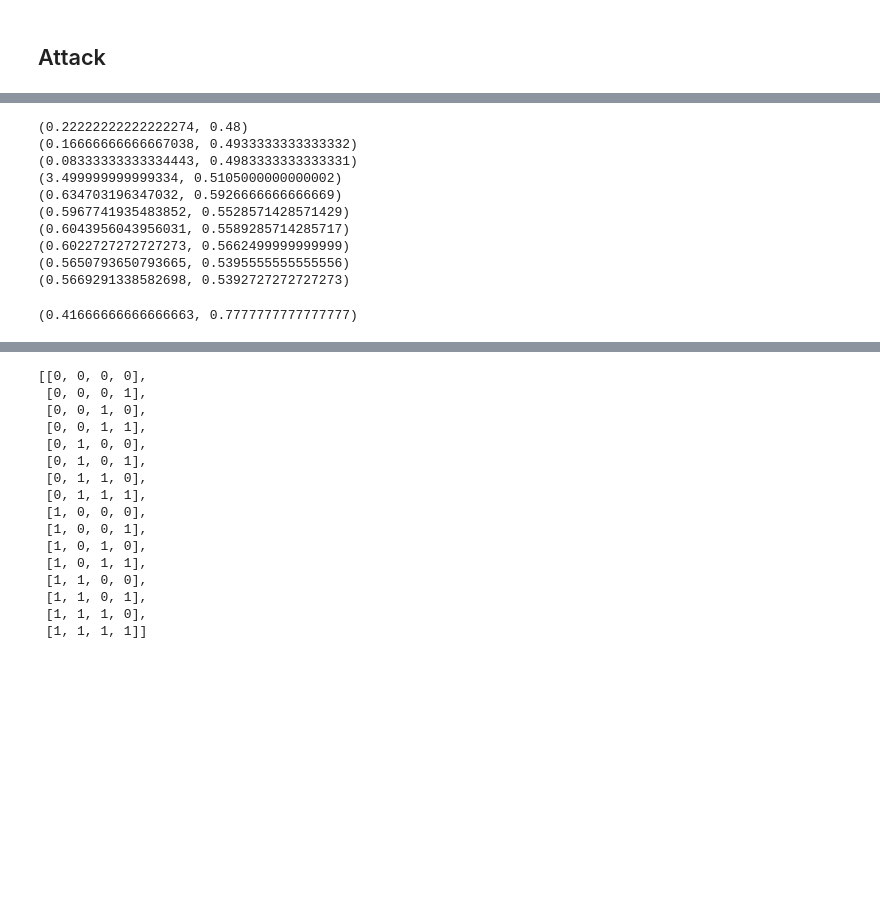
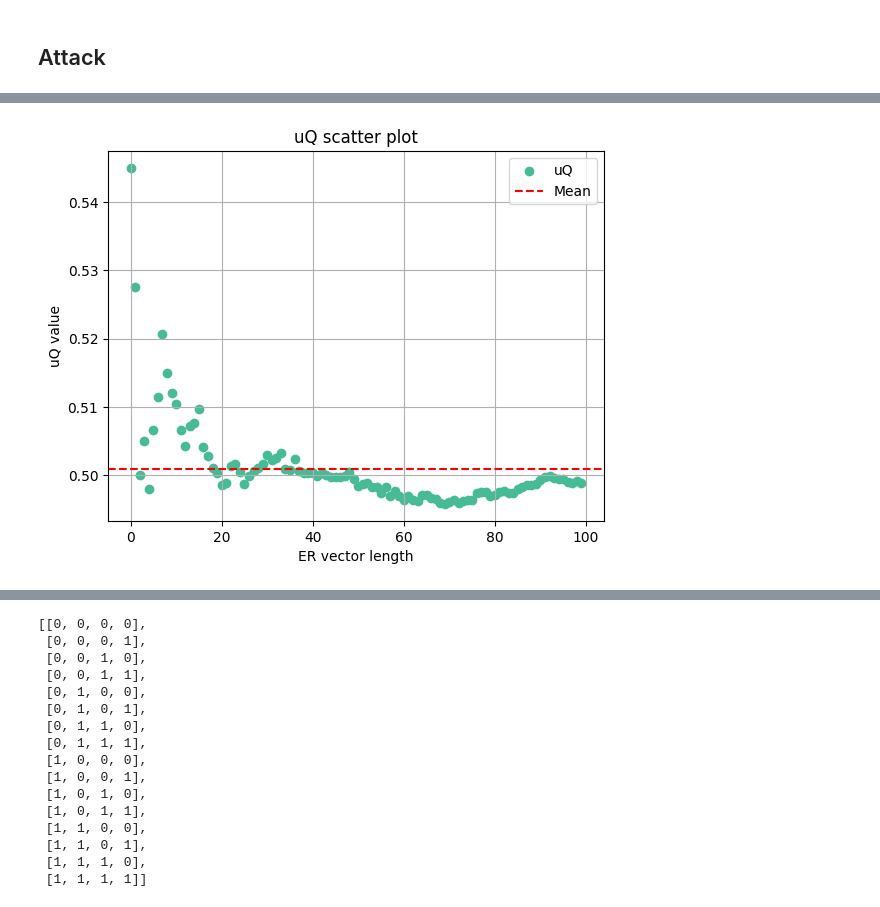
Before and after one commit to JJFigpad/RSA-Cryptosystem-Using-Markov-Chain-Model, a Jupyter notebook: Paper_algs.ipynb, the cells around one changed output, grey strips where cells are left out. Saved outputs shown, nothing was run; the diff lists cells and outputs as text; code cells hidden in the pictures; blank space fills up the shorter version.

```diff
--- a/Paper_algs.ipynb
+++ b/Paper_algs.ipynb
@@ -169,2 +335,14 @@ print(uQ([w,[1, 1, 0, 0, 0, 1, 0, 0, 0, 0],[1, 1, 0, 0, 0, 0, 0, 0, 0, 0]]))
+# %%
+plt.scatter(x, y1, color='#47BB95', label='uQ')
+plt.axhline(y = mean1, color='red', linestyle='--', label='Mean')
+plt.title('uQ scatter plot')
+plt.xlabel('ER vector length')
+plt.ylabel('uQ value')
+plt.grid(True)
+plt.legend()
+
+plt.show()
+# %% [output]
+[figure, added]
 # %%
 def p_Estimators(ER):
@@ -176,22 +367,12 @@ def p_Estimators(ER):
 # %%
+x = list(range(100))
+ypR = []
+ypn = []
 N = []
 s = (0,1)
-for j in range(10):
-    for i in range(100+(j*100)):
+for j in x:
+    for i in range(10):
         N.append([choice(s),choice(s),choice(s),choice(s)])
-    print(p_Estimators(N))
+    ypR.append(p_Estimators(N)[0])
+    ypn.append(p_Estimators(N)[1])
+    #print(p_Estimators(N))
-# %% [output]
-(0.22222222222222274, 0.48)
-(0.16666666666667038, 0.4933333333333332)
-(0.08333333333334443, 0.4983333333333331)
-(3.499999999999334, 0.5105000000000002)
-(0.634703196347032, 0.5926666666666669)
-(0.5967741935483852, 0.5528571428571429)
-(0.6043956043956031, 0.5589285714285717)
-(0.6022727272727273, 0.5662499999999999)
-(0.5650793650793665, 0.5395555555555556)
-(0.5669291338582698, 0.5392727272727273)
-# %%
-p_Estimators([w,[1, 1, 1, 0, 0, 1, 0, 0, 0, 0],[1, 1, 0, 0, 1, 0, 0, 0, 1, 0]])
-# %% [output]
-(0.41666666666666663, 0.7777777777777777)
```
Also changed, not shown: parts of 29 cells of this notebook.
